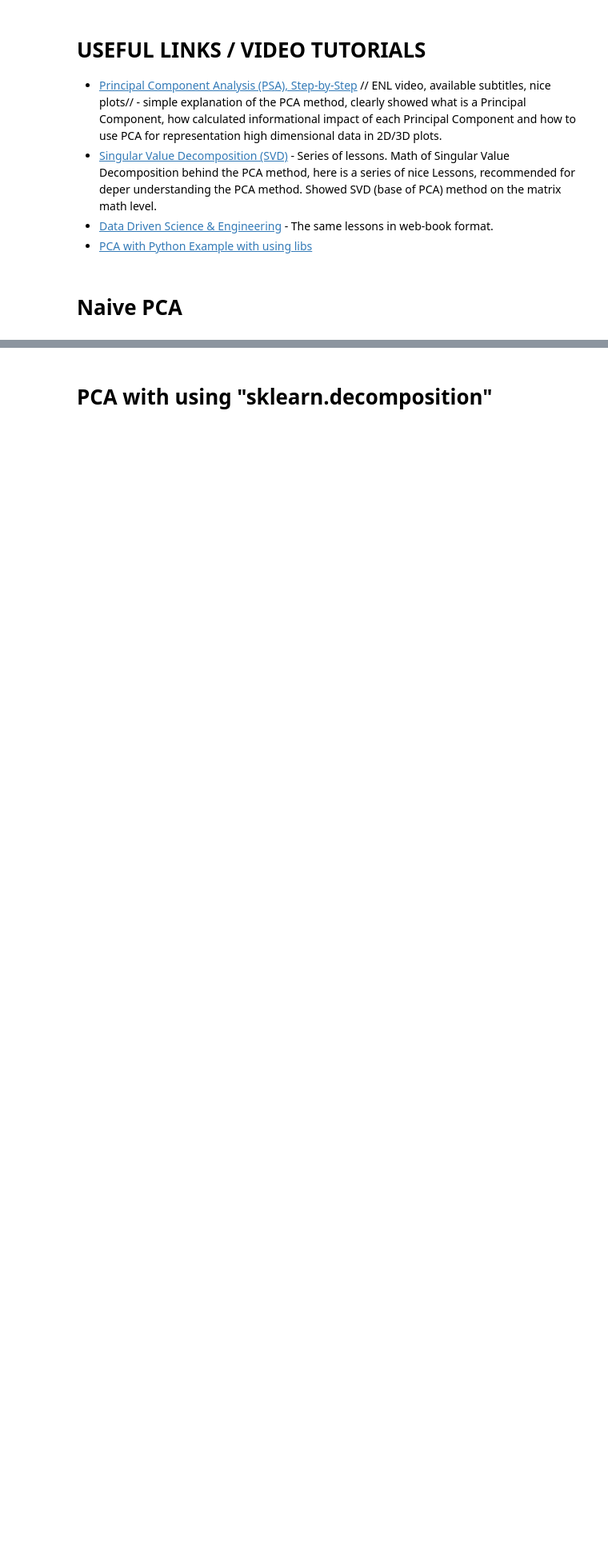
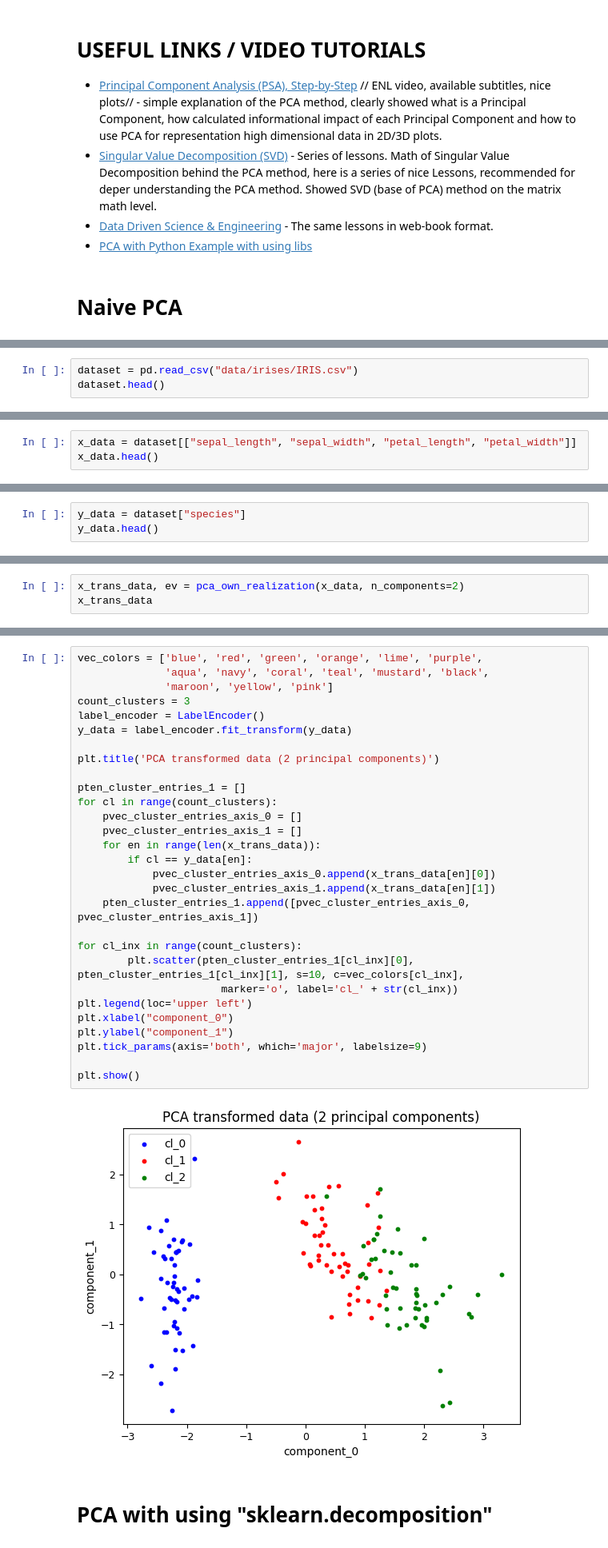
Before and after one commit to olehlykhach/labs, a Jupyter notebook: preprocessing_stuff/PCA/PCA.ipynb, the cells around one changed output, grey strips where cells are left out. Shown at 80% size. Drawn from its saved outputs; the diff is of its cells as text; blank space fills up the shorter version.

```diff
--- a/preprocessing_stuff/PCA/PCA.ipynb
+++ b/preprocessing_stuff/PCA/PCA.ipynb
@@ -9,0 +20,3 @@
+# %%
+dataset = pd.read_csv("data/irises/IRIS.csv")
+dataset.head()
@@ -9,0 +30,3 @@
+# %%
+x_data = dataset[["sepal_length", "sepal_width", "petal_length", "petal_width"]]
+x_data.head()
@@ -9,0 +40,3 @@
+# %%
+y_data = dataset["species"]
+y_data.head()
@@ -9,0 +74,3 @@
+# %%
+x_trans_data, ev = pca_own_realization(x_data, n_components=2)
+x_trans_data
@@ -10,3 +103,34 @@
+# %%
+vec_colors = ['blue', 'red', 'green', 'orange', 'lime', 'purple',
+              'aqua', 'navy', 'coral', 'teal', 'mustard', 'black',
+              'maroon', 'yellow', 'pink']
+count_clusters = 3
+label_encoder = LabelEncoder()
+y_data = label_encoder.fit_transform(y_data)
+
+plt.title('PCA transformed data (2 principal components)')
+
+pten_cluster_entries_1 = []
+for cl in range(count_clusters):
+    pvec_cluster_entries_axis_0 = []
+    pvec_cluster_entries_axis_1 = []
+    for en in range(len(x_trans_data)):
+        if cl == y_data[en]:
+            pvec_cluster_entries_axis_0.append(x_trans_data[en][0])
+            pvec_cluster_entries_axis_1.append(x_trans_data[en][1])
+    pten_cluster_entries_1.append([pvec_cluster_entries_axis_0, pvec_cluster_entries_axis_1])
+
+for cl_inx in range(count_clusters):
+        plt.scatter(pten_cluster_entries_1[cl_inx][0], pten_cluster_entries_1[cl_inx][1], s=10, c=vec_colors[cl_inx],
+                       marker='o', label='cl_' + str(cl_inx))
+plt.legend(loc='upper left')
+plt.xlabel("component_0")
+plt.ylabel("component_1")
+plt.tick_params(axis='both', which='major', labelsize=9)
+
+plt.show()
+# %% [output]
+[figure, added]
 # %% [markdown]
 # PCA with using "sklearn.decomposition"
 # %% [markdown]
```
Also changed, not shown: parts of 12 cells of this notebook.
